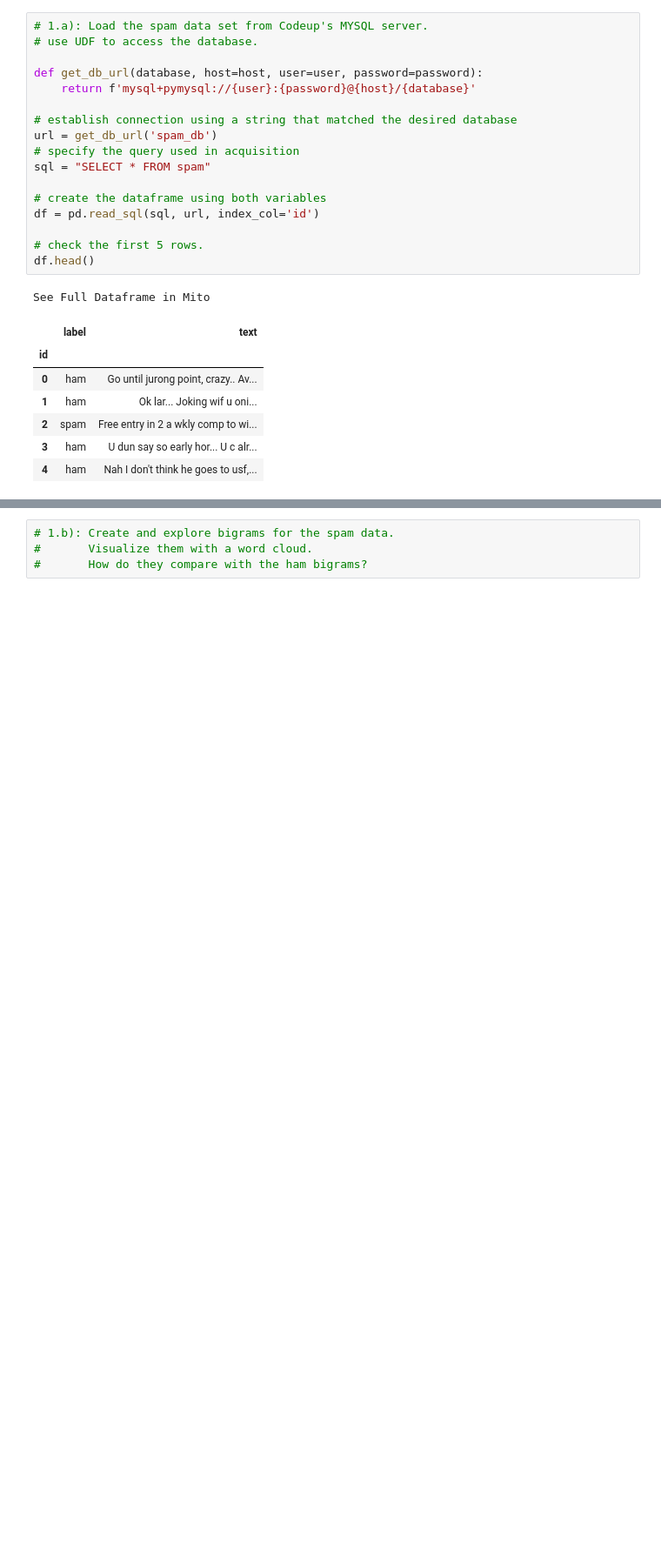
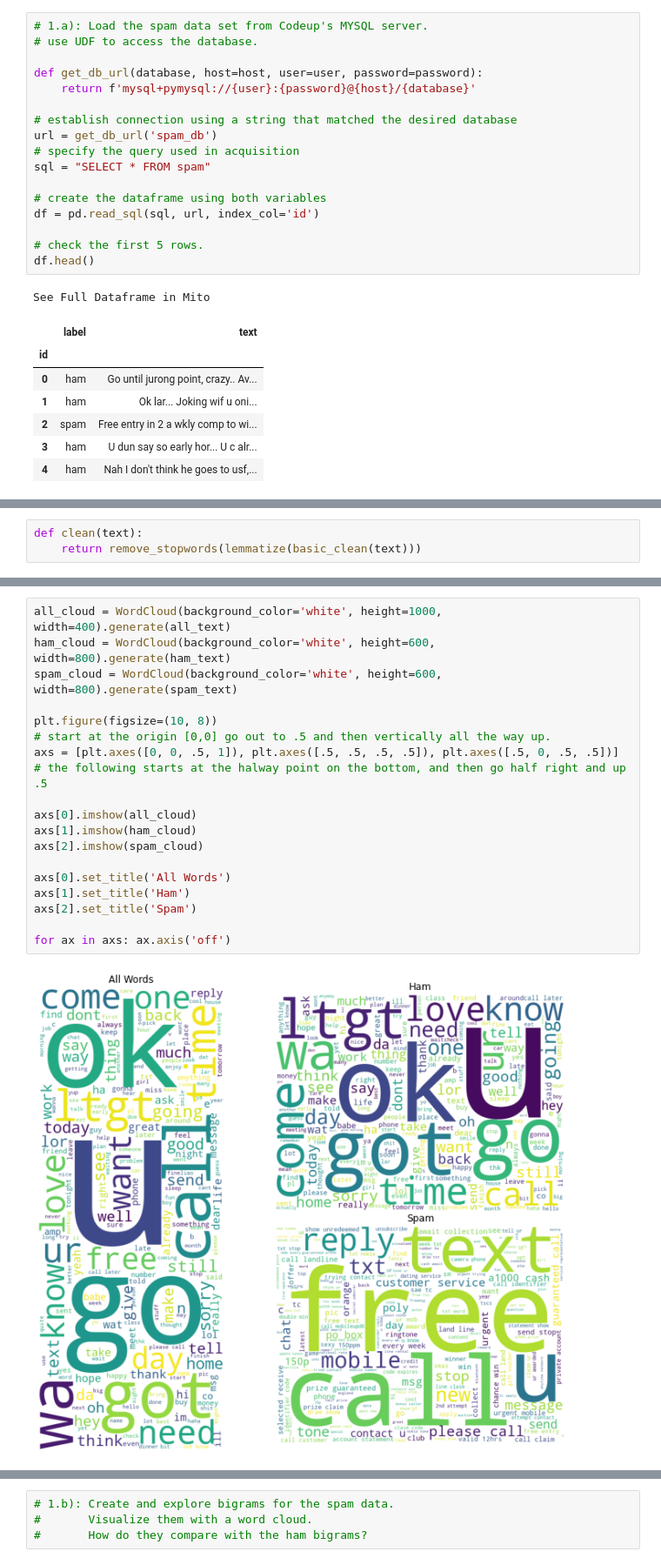
Before and after one commit to nicholas-dougherty/natural-language-processing-exercises, a Jupyter notebook: explore.ipynb, the cells around one changed output, grey strips where cells are left out. Shown at 87% size. Saved outputs shown, nothing was run; the diff lists cells and outputs as text; blank space fills up the shorter version.

```diff
--- a/explore.ipynb
+++ b/explore.ipynb
@@ -70,0 +76,3 @@ def clean(text):
+# %%
+def clean(text):
+    return remove_stopwords(lemmatize(basic_clean(text)))
@@ -99,0 +160,21 @@ See Full Dataframe in Mito
+# %%
+all_cloud = WordCloud(background_color='white', height=1000, width=400).generate(all_text)
+ham_cloud = WordCloud(background_color='white', height=600, width=800).generate(ham_text)
+spam_cloud = WordCloud(background_color='white', height=600, width=800).generate(spam_text)
+
+plt.figure(figsize=(10, 8))
+# start at the origin [0,0] go out to .5 and then vertically all the way up.
+axs = [plt.axes([0, 0, .5, 1]), plt.axes([.5, .5, .5, .5]), plt.axes([.5, 0, .5, .5])]
+# the following starts at the halway point on the bottom, and then go half right and up .5
+
+axs[0].imshow(all_cloud)
+axs[1].imshow(ham_cloud)
+axs[2].imshow(spam_cloud)
+
+axs[0].set_title('All Words')
+axs[1].set_title('Ham')
+axs[2].set_title('Spam')
+
+for ax in axs: ax.axis('off')
+# %% [output]
+[figure, added]
```
Also changed, not shown: parts of 48 cells of this notebook.
